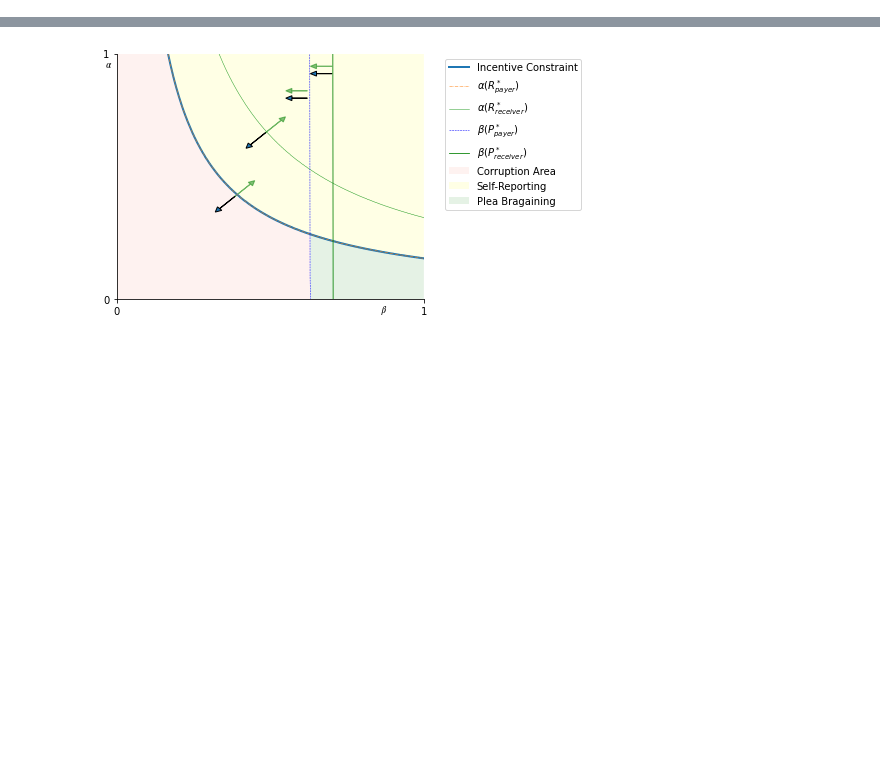
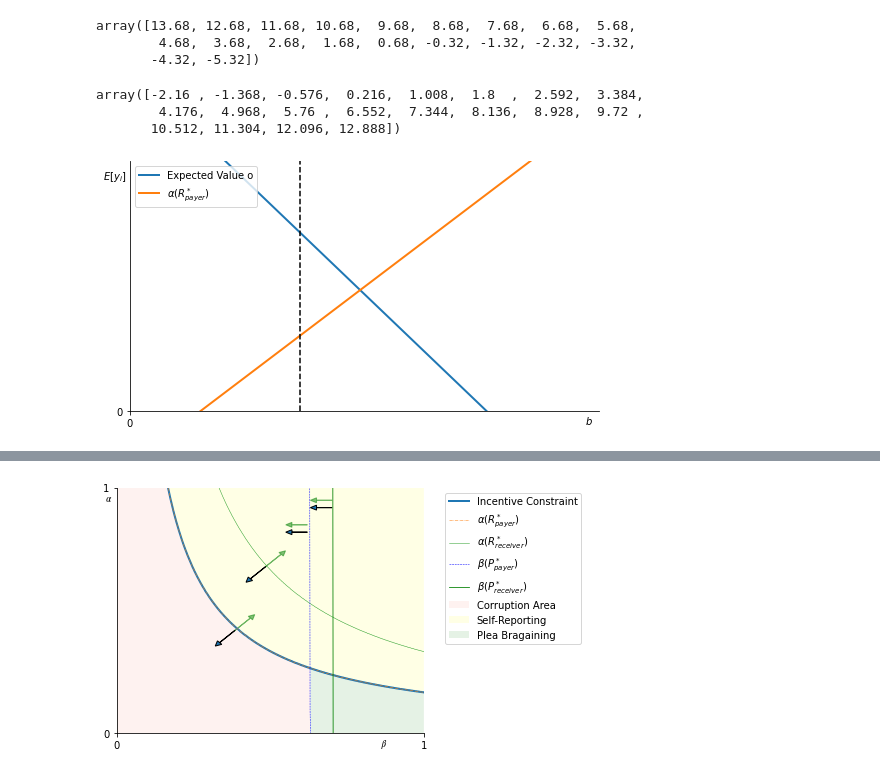
Before and after one commit to caxaxa/Chacha_PhD_Projects, a Jupyter notebook: Incentive_Curves.ipynb, the cells around one changed output, grey strips where cells are left out. Saved outputs shown, nothing was run; the diff lists cells and outputs as text; code cells hidden in the pictures; blank space fills up the shorter version.

```diff
--- a/Incentive_Curves.ipynb
+++ b/Incentive_Curves.ipynb
@@ -147,3 +158,57 @@ get_ICs(n,alphas)
+# %%
+def Expected_y_payer(n,alpha,beta,a,f,gamma):
+  #b_star = (gamma*alpha*beta*f + c)/gamma*(1-alpha*beta)
+  y_payer = np.zeros(n)
+  for i in range(0,n,1):
+    y_payer[i] = -i + gamma*((1-alpha*beta)*a - alpha*beta*f)
+  return y_payer
+
+
+def Expected_y_receiver(alpha,beta,c,f,gamma):
+  y_receiver = np.zeros(n)
+  for i in range(0,n,1):
+    y_receiver[i] = -c + gamma*((1-alpha*beta)*i - alpha*beta*f)
+  return y_receiver
+# %%
+y_payer = Expected_y_payer(n,alpha,beta,a,f,gamma)
+y_payer
+# %% [output]
+array([13.68, 12.68, 11.68, 10.68,  9.68,  8.68,  7.68,  6.68,  5.68,
+        4.68,  3.68,  2.68,  1.68,  0.68, -0.32, -1.32, -2.32, -3.32,
+       -4.32, -5.32])
+# %%
+y_receiver = Expected_y_receiver(alpha,beta,c,f,gamma)
+y_receiver
+# %% [output]
+array([-2.16 , -1.368, -0.576,  0.216,  1.008,  1.8  ,  2.592,  3.384,
+        4.176,  4.968,  5.76 ,  6.552,  7.344,  8.136,  8.928,  9.72 ,
+       10.512, 11.304, 12.096, 12.888])
+# %%
+def get_E_y_plot(save =  False):
+  fig, ax = plt.subplots(figsize = (7,4))
+  ax.spines['right'].set_visible(False)
+  ax.spines['top'].set_visible(False)
+
+  fig.text(.95, 0.05, '$b$')
+  fig.text(-0.005, 0.9, '$E[y_i]$')
+  ax.plot(range(0,n,1), y_payer, linewidth=2)
+  ax.plot(range(0,n,1), y_receiver, linewidth=2)
+  plt.axvline((((1-alpha*beta)*a - alpha*beta*f) - (gamma*alpha*beta*f + c)/gamma*(1-alpha*beta))/2, ls = '--', color = 'black')
+  plt.tight_layout()
+  plt.ylim([0, 10])
+  plt.xlim([0, 18])
+  plt.grid(False)
+  plt.xticks(np.arange(0,1,18.1))
+  plt.yticks(np.arange(0,1,10.1))
+  plt.legend(('Expected Value o','$α (R_{payer}^*)$'), loc='upper left')
+  plt.tight_layout()
+  if save:
+    plt.savefig('./'+ save +'.pdf')
+  plt.show()
+# %%
+get_E_y_plot()
+# %% [output]
+[figure, added]
 # %%
 def get_IC_star(n,R_star,P_star,show_arrow = False, show_R = True, show_P = True, save = False):
     x = np.arange(0.0000001, 1,1/n )
```
Also changed, not shown: parts of 9 cells of this notebook.
